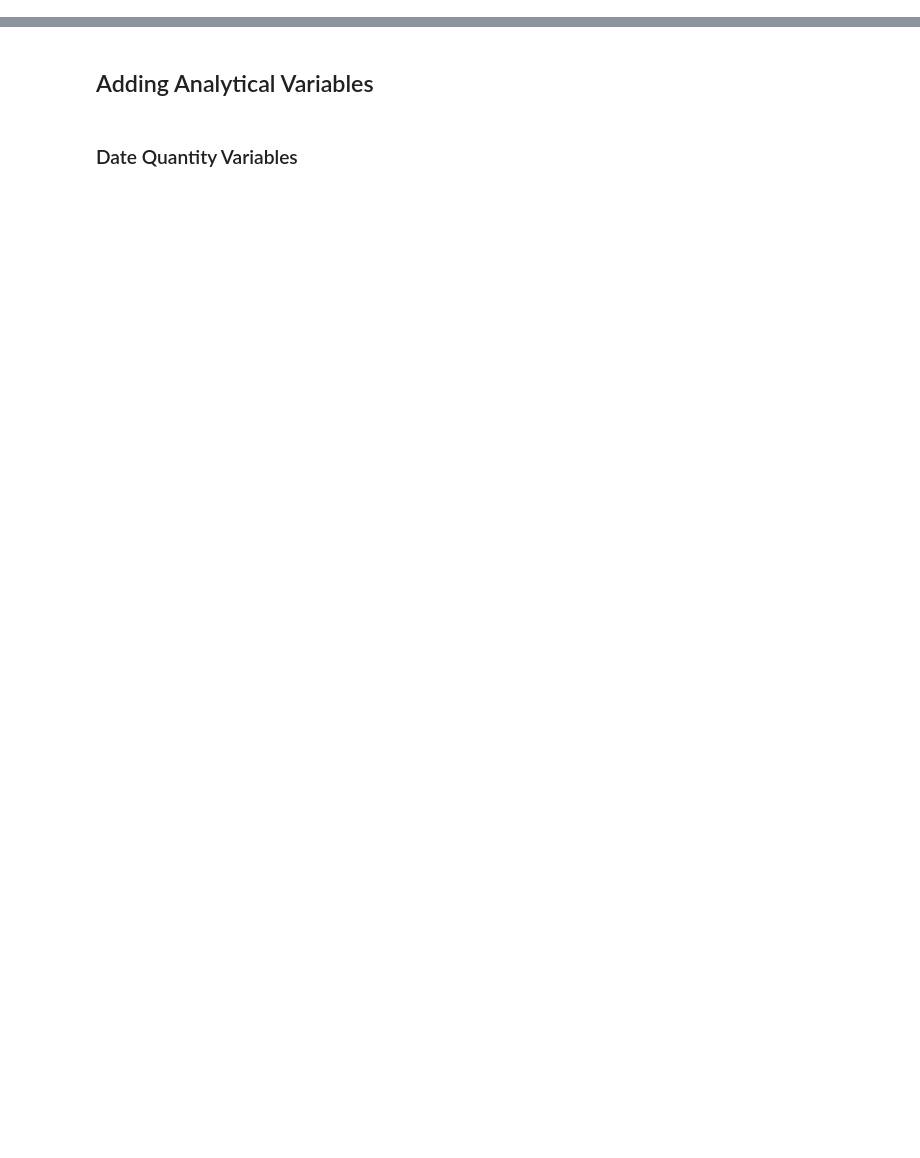
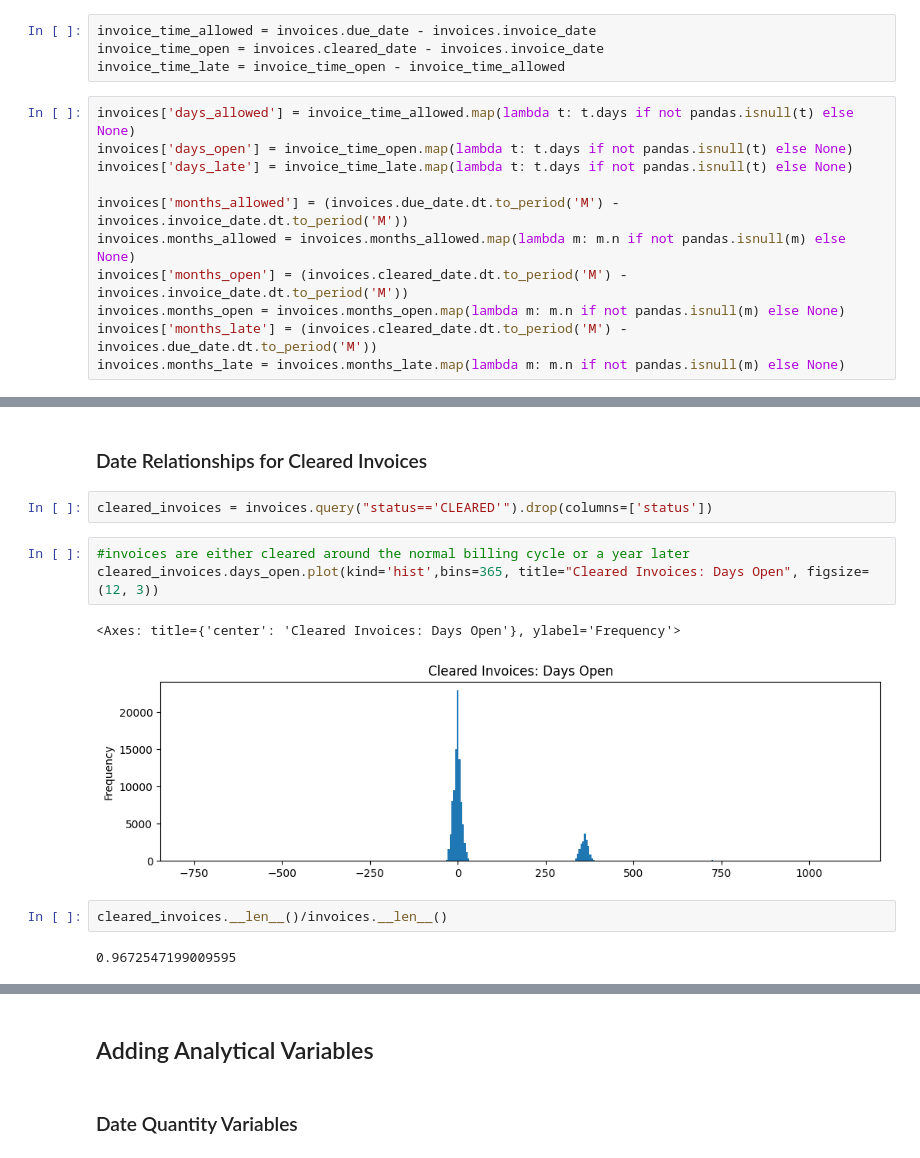
Before and after one commit to lauren7249/Data-Science-Take-Home-Project, a Jupyter notebook: data_analysis/files/exploratory.ipynb, the cells around one changed output, grey strips where cells are left out. Cells and saved outputs as stored; diff of their text form; blank space fills up the shorter version.

```diff
--- a/data_analysis/files/exploratory.ipynb
+++ b/data_analysis/files/exploratory.ipynb
@@ -17 +78,16 @@ payments = pandas.read_csv(data_folder + '/invoice_payments.csv')
+# %%
+invoice_time_allowed = invoices.due_date - invoices.invoice_date
+invoice_time_open = invoices.cleared_date - invoices.invoice_date
+invoice_time_late = invoice_time_open - invoice_time_allowed
+# %%
+invoices['days_allowed'] = invoice_time_allowed.map(lambda t: t.days if not pandas.isnull(t) else None)
+invoices['days_open'] = invoice_time_open.map(lambda t: t.days if not pandas.isnull(t) else None)
+invoices['days_late'] = invoice_time_late.map(lambda t: t.days if not pandas.isnull(t) else None)
+
+invoices['months_allowed'] = (invoices.due_date.dt.to_period('M') - invoices.invoice_date.dt.to_period('M'))
+invoices.months_allowed = invoices.months_allowed.map(lambda m: m.n if not pandas.isnull(m) else None)
+invoices['months_open'] = (invoices.cleared_date.dt.to_period('M') - invoices.invoice_date.dt.to_period('M'))
+invoices.months_open = invoices.months_open.map(lambda m: m.n if not pandas.isnull(m) else None)
+invoices['months_late'] = (invoices.cleared_date.dt.to_period('M') - invoices.due_date.dt.to_period('M'))
+invoices.months_late = invoices.months_late.map(lambda m: m.n if not pandas.isnull(m) else None)
 # %% [markdown]
@@ -40,0 +214,14 @@ How do they relate to the above?
+# %% [markdown]
+### Date Relationships for Cleared Invoices
+# %%
+cleared_invoices = invoices.query("status=='CLEARED'").drop(columns=['status'])
+# %%
+#invoices are either cleared around the normal billing cycle or a year later
+cleared_invoices.days_open.plot(kind='hist',bins=365, title="Cleared Invoices: Days Open", figsize=(12, 3))
+# %% [output]
+<Axes: title={'center': 'Cleared Invoices: Days Open'}, ylabel='Frequency'>
+[figure, added]
+# %%
+cleared_invoices.__len__()/invoices.__len__()
+# %% [output]
+0.9672547199009595
```
Also changed, not shown: parts of 54 cells of this notebook, 13 other files.
